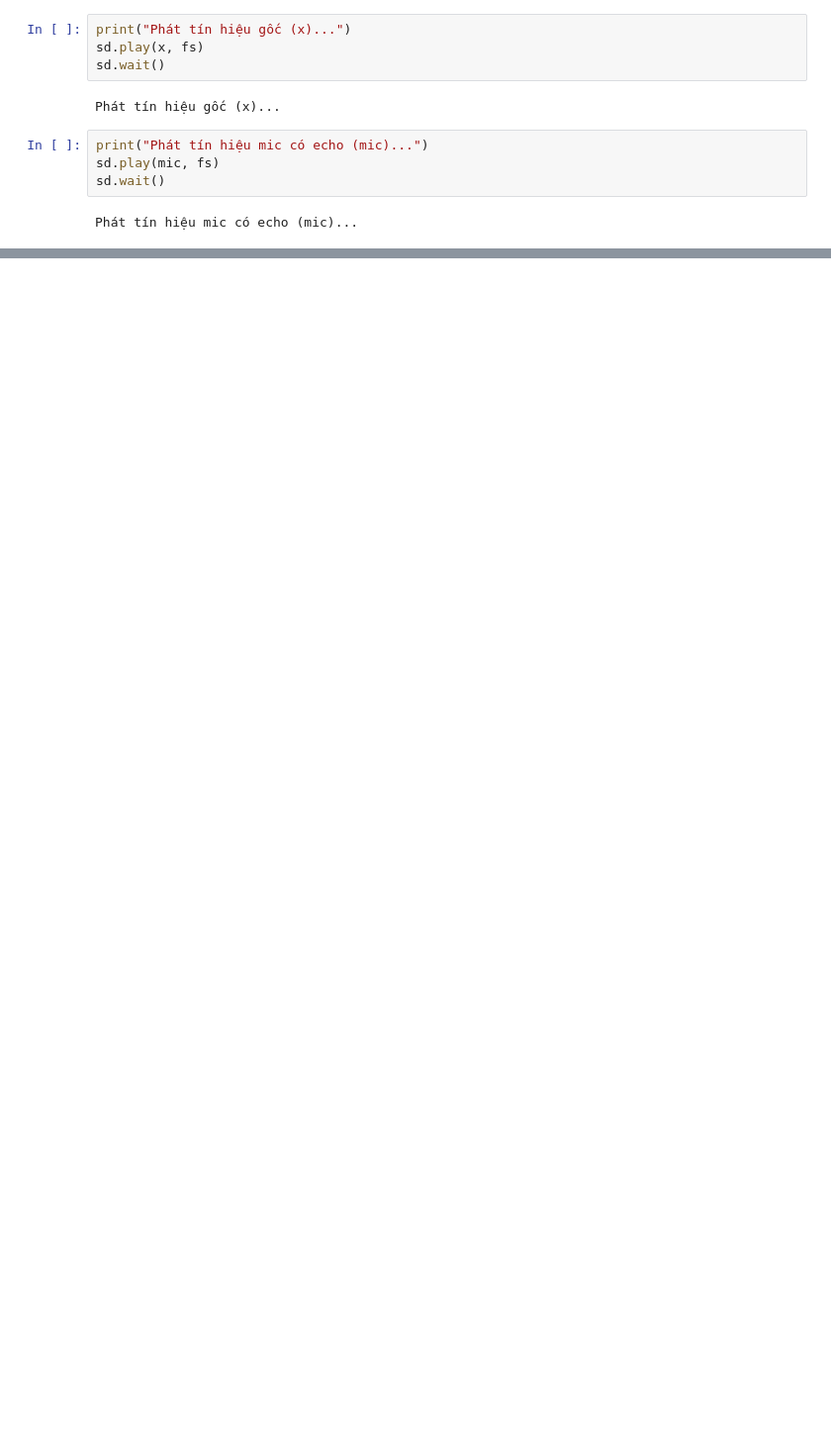
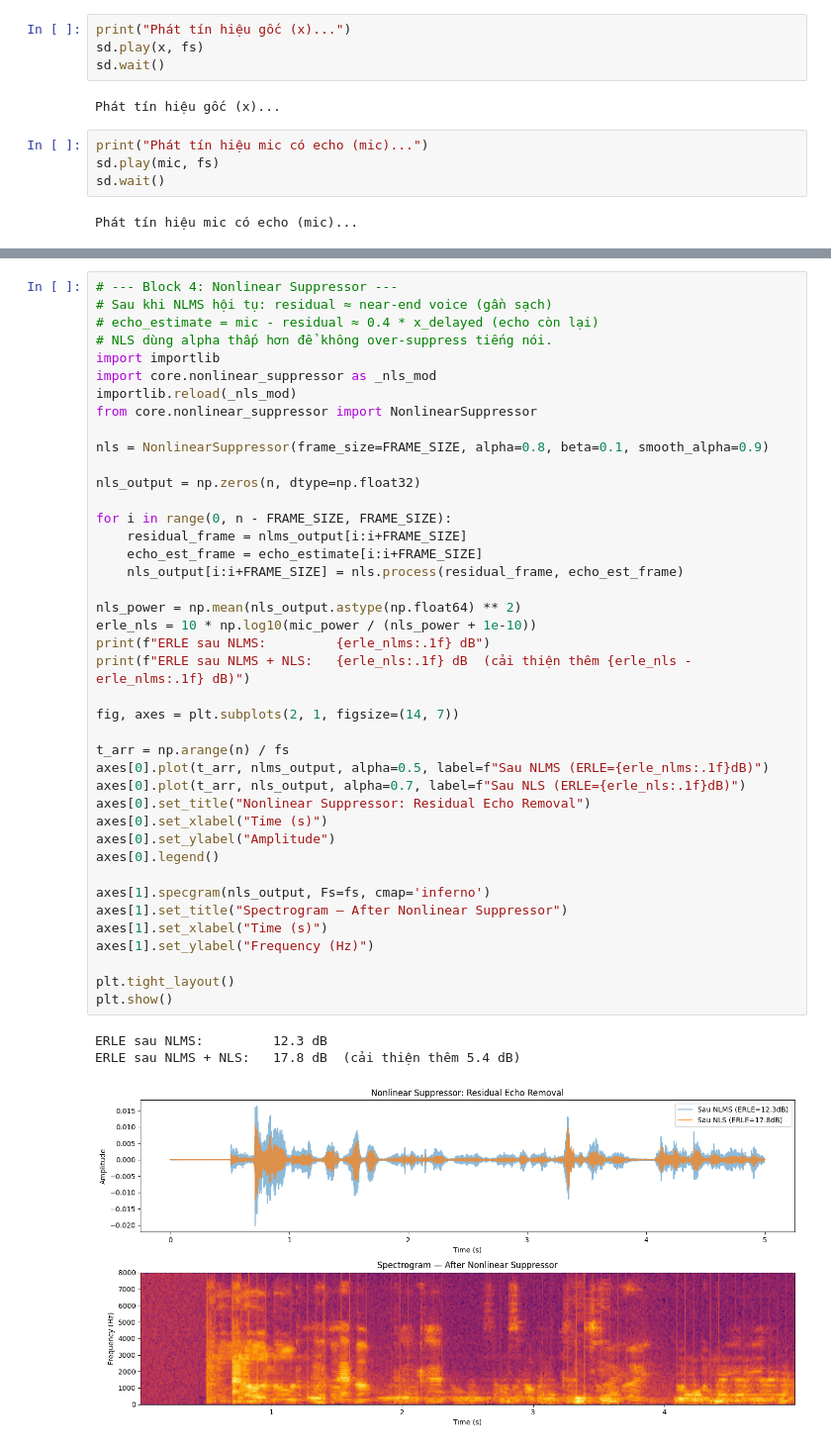
Before and after one commit to ZgsNat/DSP-Acoustic-Echo-Cancellation, a Jupyter notebook: aec-project/docs/real_aec.ipynb, the cells around one changed output, grey strips where cells are left out. Shown at 99% size. Drawn from its saved outputs; the diff is of its cells as text; blank space fills up the shorter version.

```diff
--- a/aec-project/docs/real_aec.ipynb
+++ b/aec-project/docs/real_aec.ipynb
@@ -67,0 +327,45 @@ plt.show()
+# %%
+# --- Block 4: Nonlinear Suppressor ---
+# Sau khi NLMS hội tụ: residual ≈ near-end voice (gần sạch)
+# echo_estimate = mic - residual ≈ 0.4 * x_delayed (echo còn lại)
+# NLS dùng alpha thấp hơn để không over-suppress tiếng nói.
+import importlib
+import core.nonlinear_suppressor as _nls_mod
+importlib.reload(_nls_mod)
+from core.nonlinear_suppressor import NonlinearSuppressor
+
+nls = NonlinearSuppressor(frame_size=FRAME_SIZE, alpha=0.8, beta=0.1, smooth_alpha=0.9)
+
+nls_output = np.zeros(n, dtype=np.float32)
+
+for i in range(0, n - FRAME_SIZE, FRAME_SIZE):
+    residual_frame = nlms_output[i:i+FRAME_SIZE]
+    echo_est_frame = echo_estimate[i:i+FRAME_SIZE]
+    nls_output[i:i+FRAME_SIZE] = nls.process(residual_frame, echo_est_frame)
+
+nls_power = np.mean(nls_output.astype(np.float64) ** 2)
+erle_nls = 10 * np.log10(mic_power / (nls_power + 1e-10))
+print(f"ERLE sau NLMS:         {erle_nlms:.1f} dB")
+print(f"ERLE sau NLMS + NLS:   {erle_nls:.1f} dB  (cải thiện thêm {erle_nls - erle_nlms:.1f} dB)")
+
+fig, axes = plt.subplots(2, 1, figsize=(14, 7))
+
+t_arr = np.arange(n) / fs
+axes[0].plot(t_arr, nlms_output, alpha=0.5, label=f"Sau NLMS (ERLE={erle_nlms:.1f}dB)")
+axes[0].plot(t_arr, nls_output, alpha=0.7, label=f"Sau NLS (ERLE={erle_nls:.1f}dB)")
+axes[0].set_title("Nonlinear Suppressor: Residual Echo Removal")
+axes[0].set_xlabel("Time (s)")
+axes[0].set_ylabel("Amplitude")
+axes[0].legend()
+
+axes[1].specgram(nls_output, Fs=fs, cmap='inferno')
+axes[1].set_title("Spectrogram — After Nonlinear Suppressor")
+axes[1].set_xlabel("Time (s)")
+axes[1].set_ylabel("Frequency (Hz)")
+
+plt.tight_layout()
+plt.show()
+# %% [output]
+ERLE sau NLMS:         12.3 dB
+ERLE sau NLMS + NLS:   17.8 dB  (cải thiện thêm 5.4 dB)
+[figure, added]
```
Also changed, not shown: parts of 19 cells of this notebook, 12 other files.
